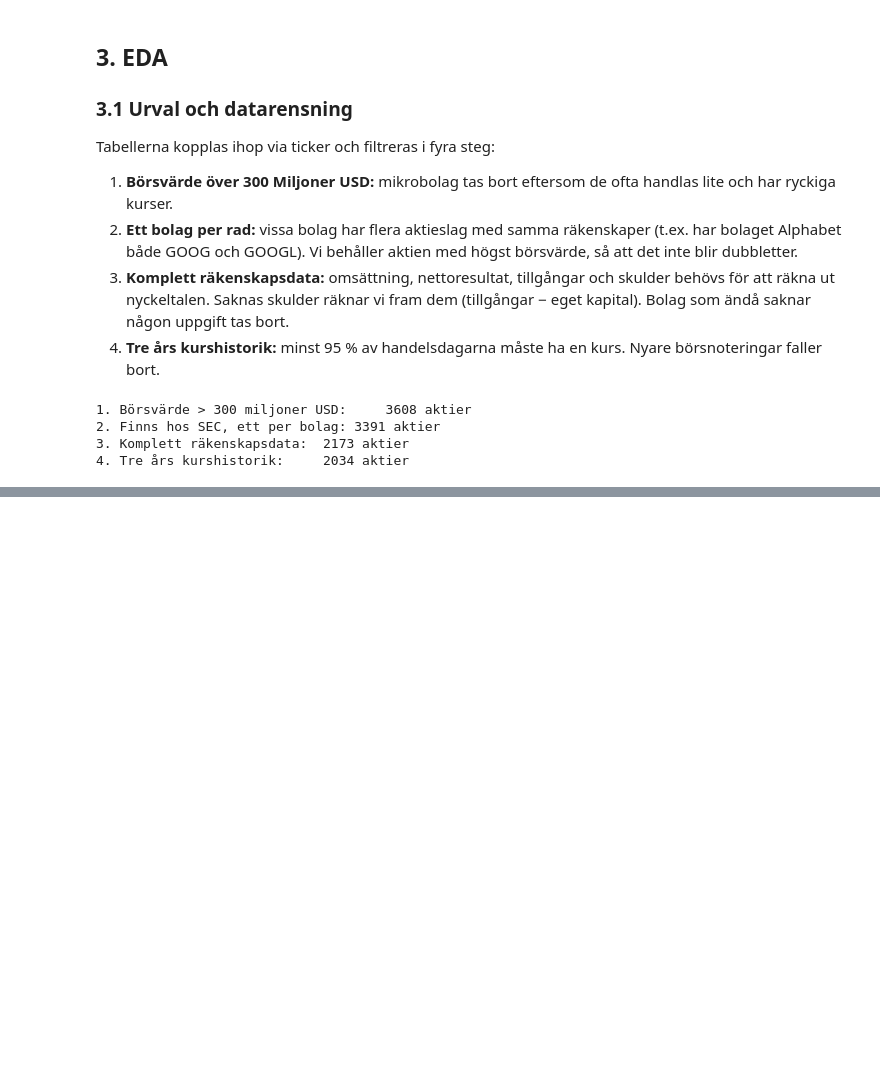
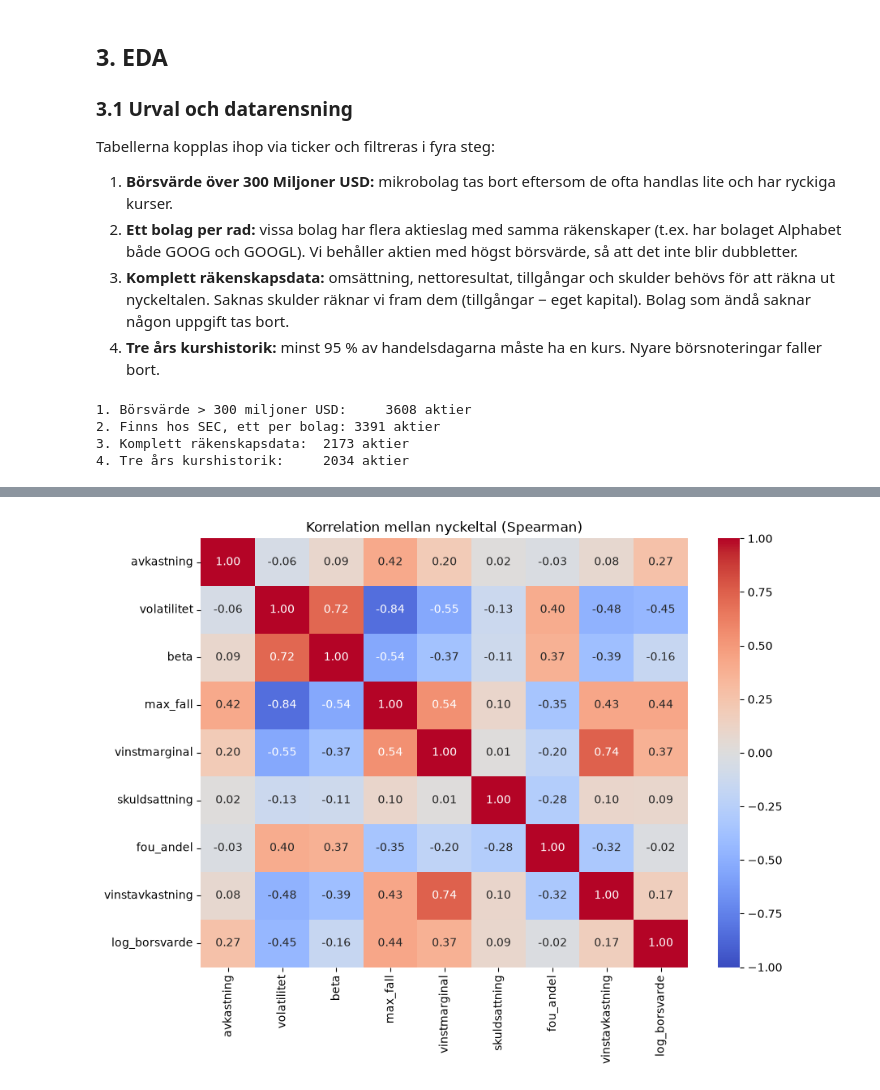
Before and after one commit to peter868686/Aktieklustring, a Jupyter notebook: notebooks/analys.ipynb, the cells around one changed output, grey strips where cells are left out. Drawn from its saved outputs; the diff is of its cells as text; code cells hidden in the pictures; blank space fills up the shorter version.

```diff
--- a/notebooks/analys.ipynb
+++ b/notebooks/analys.ipynb
@@ -123,0 +322,11 @@ print(f"4. Tre års kurshistorik:     {len(df)} aktier")
+# %%
+# Spearman-korrelation: jämför aktiernas rangordning i stället för själva värdena
+corr = df[features].corr(method="spearman")
+
+plt.figure(figsize=(9, 7))
+sns.heatmap(corr, annot=True, fmt=".2f", cmap="coolwarm", vmin=-1, vmax=1)
+plt.title("Korrelation mellan nyckeltal (Spearman)")
+plt.tight_layout()
+plt.show()
+# %% [output]
+[figure, added]
```
Also changed, not shown: parts of 17 cells of this notebook.
